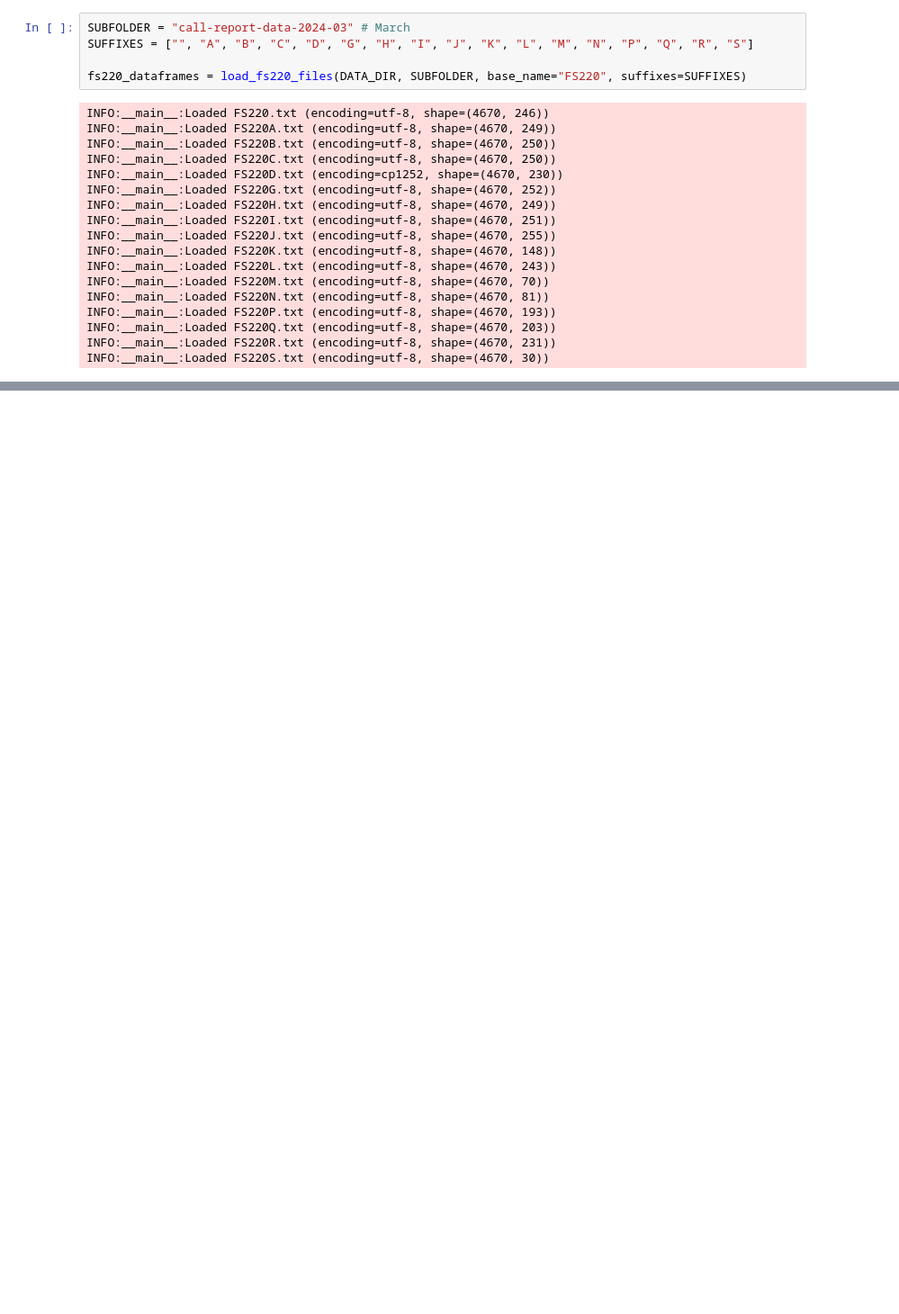
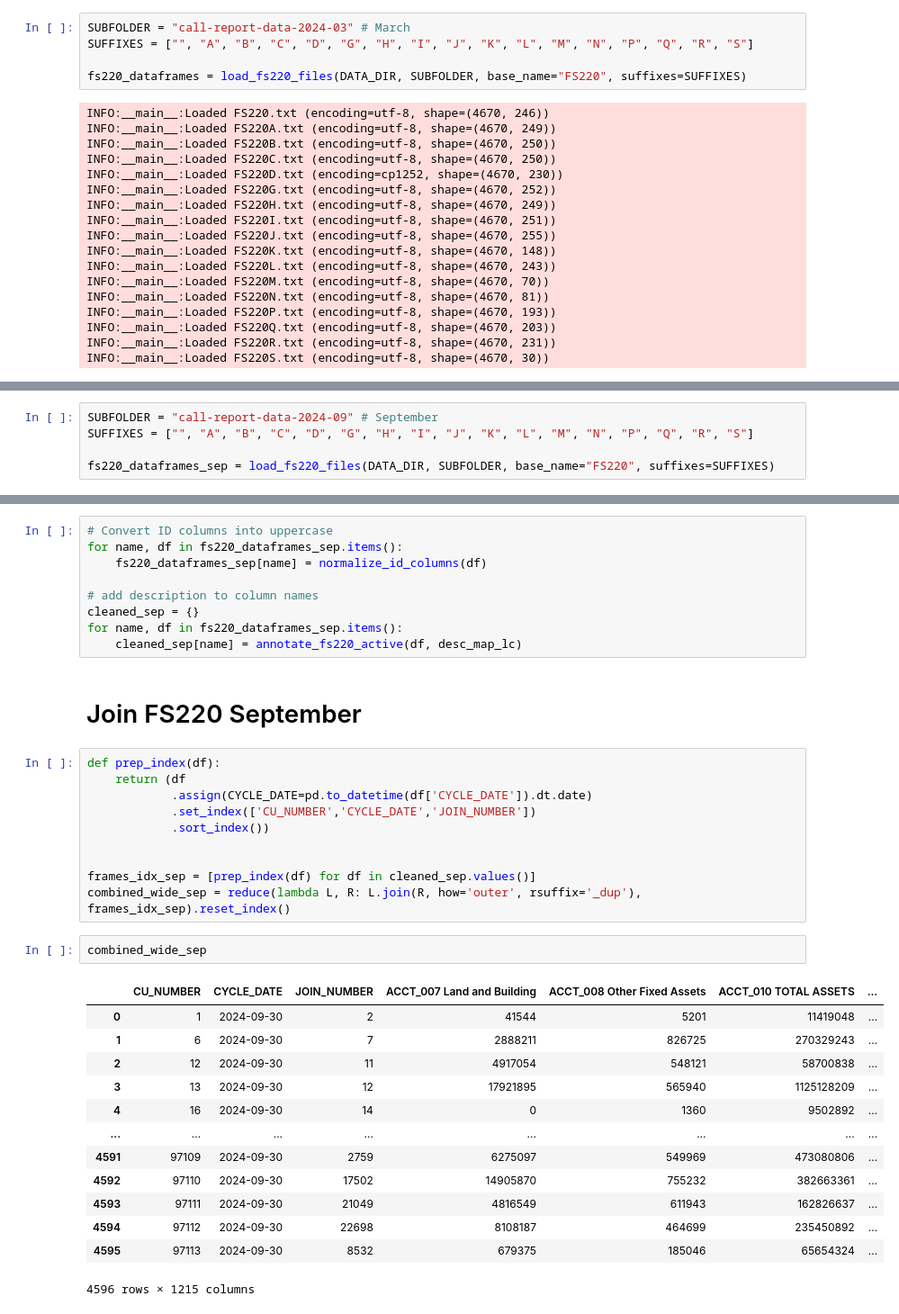
Before and after one commit to manelmahroug/credit-union-performance-analysis, a Jupyter notebook: notebooks/01_data_exploration.ipynb, the cells around one changed output, grey strips where cells are left out. Shown at 90% size. Cells and saved outputs as stored; diff of their text form; blank space fills up the shorter version.

```diff
--- a/notebooks/01_data_exploration.ipynb
+++ b/notebooks/01_data_exploration.ipynb
@@ -424,0 +432,5 @@ combined_wide
+# %%
+SUBFOLDER = "call-report-data-2024-09" # September
+SUFFIXES = ["", "A", "B", "C", "D", "G", "H", "I", "J", "K", "L", "M", "N", "P", "Q", "R", "S"]
+
+fs220_dataframes_sep = load_fs220_files(DATA_DIR, SUBFOLDER, base_name="FS220", suffixes=SUFFIXES)
@@ -424,0 +455,37 @@ combined_wide
+# %%
+# Convert ID columns into uppercase
+for name, df in fs220_dataframes_sep.items():
+    fs220_dataframes_sep[name] = normalize_id_columns(df)
+
+# add description to column names
+cleaned_sep = {}
+for name, df in fs220_dataframes_sep.items():
+    cleaned_sep[name] = annotate_fs220_active(df, desc_map_lc)
+# %% [markdown]
+# Join FS220 September
+# %%
+def prep_index(df):
+    return (df
+            .assign(CYCLE_DATE=pd.to_datetime(df['CYCLE_DATE']).dt.date)
+            .set_index(['CU_NUMBER','CYCLE_DATE','JOIN_NUMBER'])
+            .sort_index())
+
+
+frames_idx_sep = [prep_index(df) for df in cleaned_sep.values()]
+combined_wide_sep = reduce(lambda L, R: L.join(R, how='outer', rsuffix='_dup'), frames_idx_sep).reset_index()
+# %%
+combined_wide_sep
+# %% [output]
+|  | CU_NUMBER | CYCLE_DATE | JOIN_NUMBER | ACCT_007 Land and Building | ACCT_008 Other Fixed Assets | ACCT_010 TOTAL ASSETS | ... |
+| 0 | 1 | 2024-09-30 | 2 | 41544 | 5201 | 11419048 | ... |
+| 1 | 6 | 2024-09-30 | 7 | 2888211 | 826725 | 270329243 | ... |
+| 2 | 12 | 2024-09-30 | 11 | 4917054 | 548121 | 58700838 | ... |
+| 3 | 13 | 2024-09-30 | 12 | 17921895 | 565940 | 1125128209 | ... |
+| 4 | 16 | 2024-09-30 | 14 | 0 | 1360 | 9502892 | ... |
+| ... | ... | ... | ... | ... | ... | ... | ... |
+| 4591 | 97109 | 2024-09-30 | 2759 | 6275097 | 549969 | 473080806 | ... |
+| 4592 | 97110 | 2024-09-30 | 17502 | 14905870 | 755232 | 382663361 | ... |
+| 4593 | 97111 | 2024-09-30 | 21049 | 4816549 | 611943 | 162826637 | ... |
+| 4594 | 97112 | 2024-09-30 | 22698 | 8108187 | 464699 | 235450892 | ... |
+| 4595 | 97113 | 2024-09-30 | 8532 | 679375 | 185046 | 65654324 | ... |
+4596 rows × 1215 columns
```
Also changed, not shown: parts of 49 cells of this notebook.
